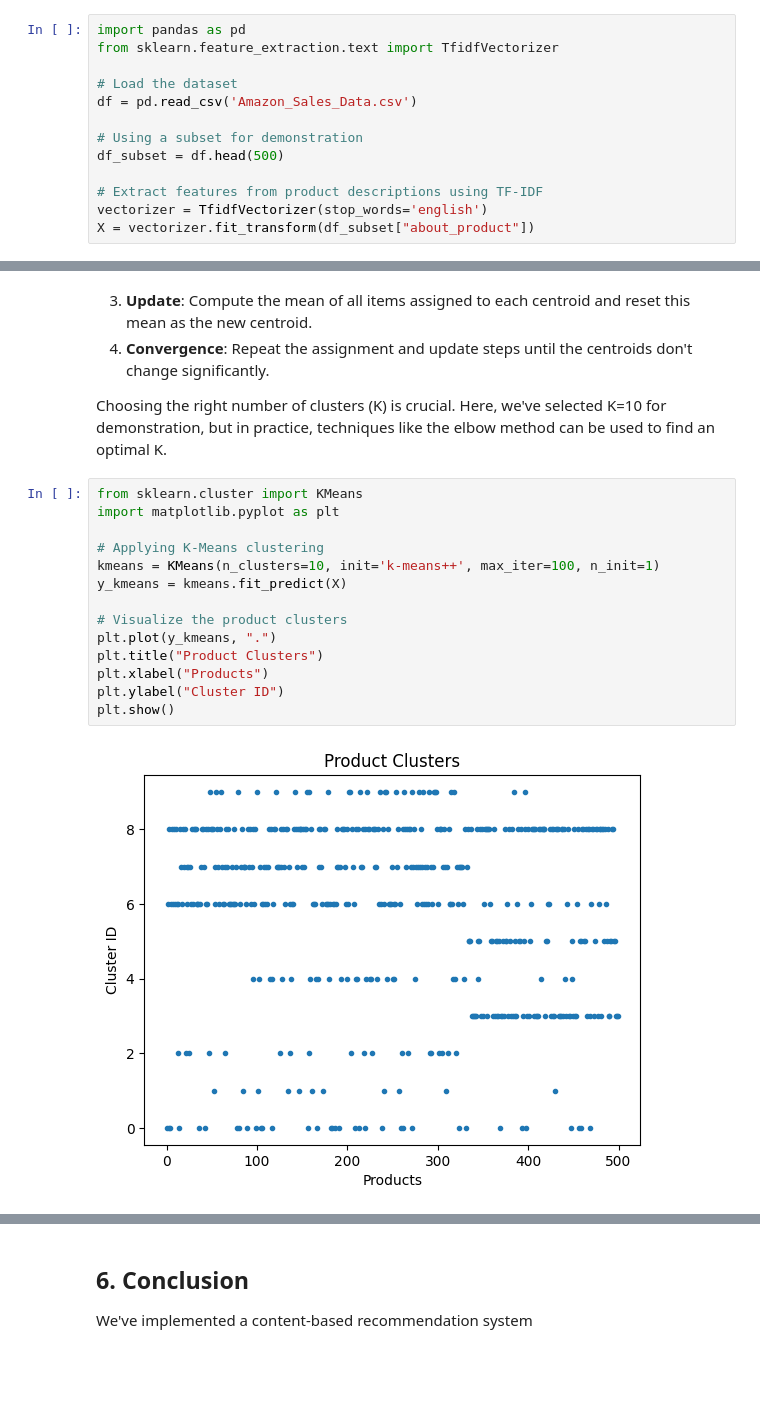
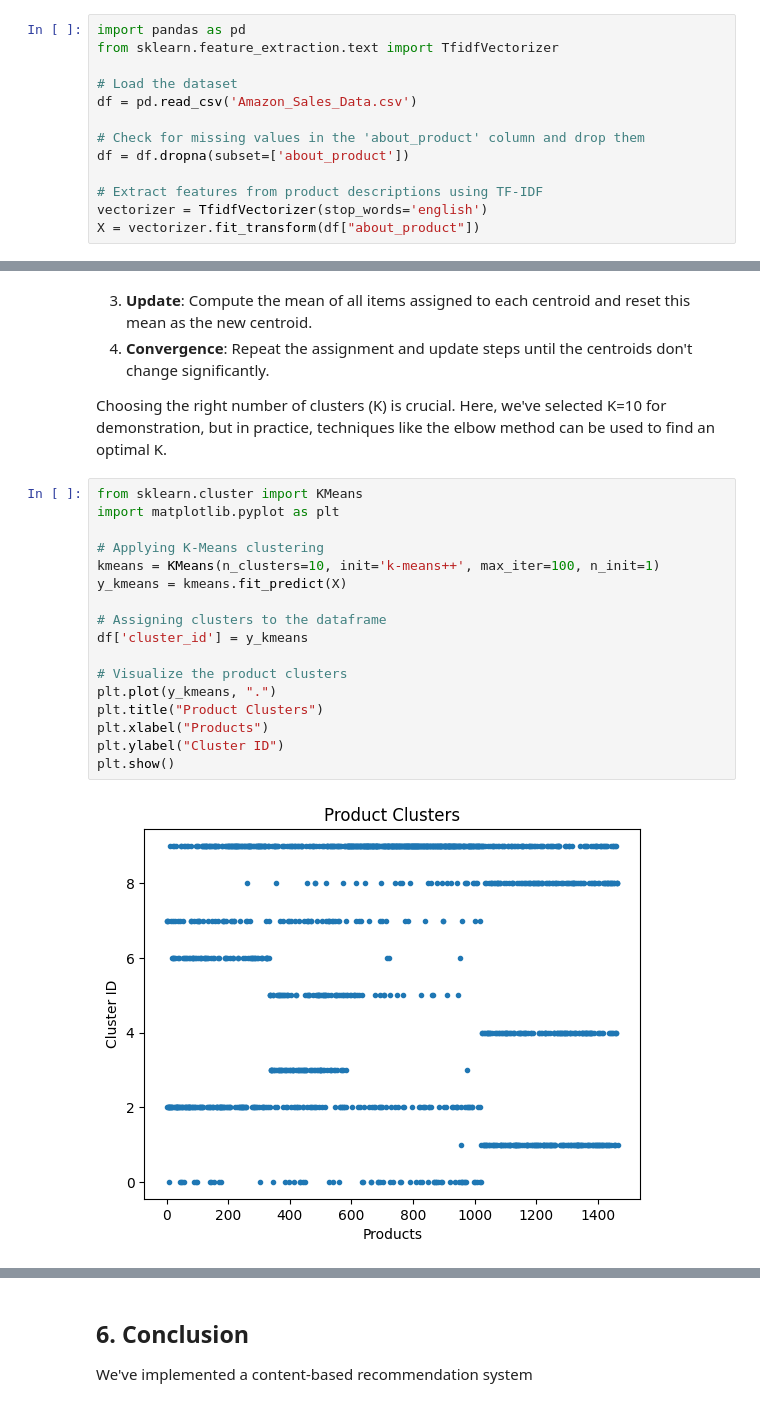
Before and after one commit to WasimIbKhan/e-commerce-recommendation, a Jupyter notebook: Recommendation System Based on Product Descriptions.ipynb, the cells around one changed output, grey strips where cells are left out. Drawn from its saved outputs; the diff is of its cells as text; blank space fills up the shorter version.

```diff
--- a/Recommendation System Based on Product Descriptions.ipynb
+++ b/Recommendation System Based on Product Descriptions.ipynb
@@ -30,12 +30,12 @@ from sklearn.feature_extraction.text import TfidfVectorizer
 # Load the dataset
 df = pd.read_csv('Amazon_Sales_Data.csv')
 
-# Using a subset for demonstration
-df_subset = df.head(500)
+# Check for missing values in the 'about_product' column and drop them
+df = df.dropna(subset=['about_product'])
 
 # Extract features from product descriptions using TF-IDF
 vectorizer = TfidfVectorizer(stop_words='english')
-X = vectorizer.fit_transform(df_subset["about_product"])
+X = vectorizer.fit_transform(df["about_product"])
 # %% [markdown]
 ## 4. K-Means Clustering
 
@@ -51,16 +51,19 @@ Choosing the right number of clusters (K) is crucial. Here, we've selected K=10
 # %%
 from sklearn.cluster import KMeans
 import matplotlib.pyplot as plt
 
 # Applying K-Means clustering
 kmeans = KMeans(n_clusters=10, init='k-means++', max_iter=100, n_init=1)
 y_kmeans = kmeans.fit_predict(X)
 
+# Assigning clusters to the dataframe
+df['cluster_id'] = y_kmeans
+
 # Visualize the product clusters
 plt.plot(y_kmeans, ".")
 plt.title("Product Clusters")
 plt.xlabel("Products")
 plt.ylabel("Cluster ID")
 plt.show()
 # %% [output]
-[figure, old version]
+[figure, new version]
```
Also changed, not shown: parts of 7 cells of this notebook, 2 other files.
